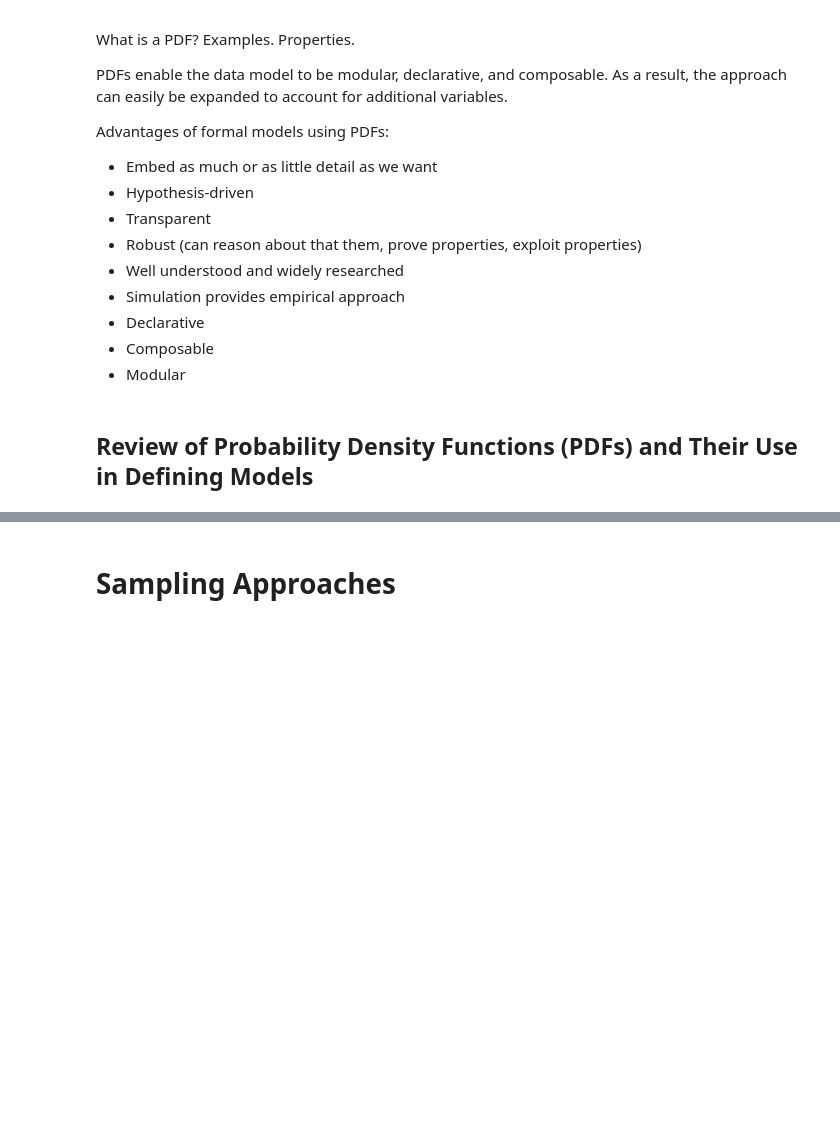
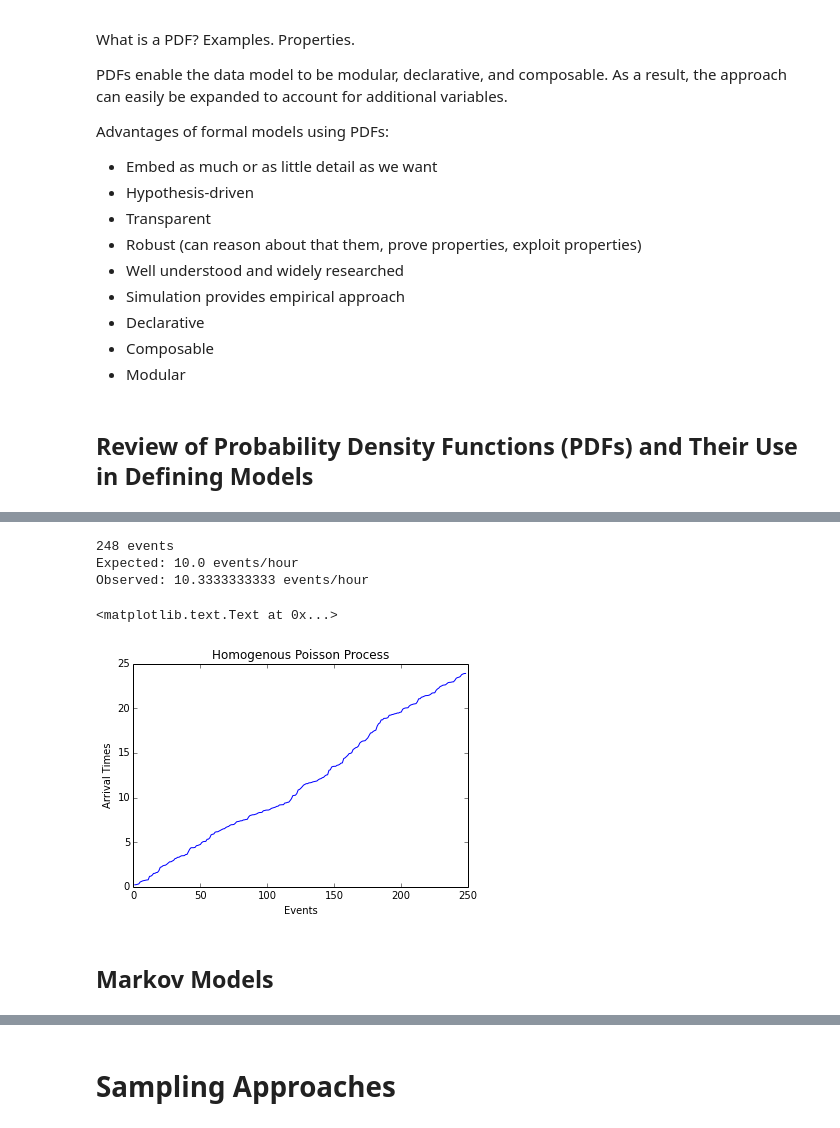
Before and after one commit to rnowling/bigpetstore-data-generator, a Jupyter notebook: notebooks/MonteCarloExample.ipynb, the cells around one changed output, grey strips where cells are left out. Saved outputs shown, nothing was run; the diff lists cells and outputs as text; code cells hidden in the pictures; blank space fills up the shorter version.

Commit message:
Moved Poisson process example to the top.  Added description of Markov models and Hidden Markov Models.  Added description of customer-centric modeling approach.

```diff
--- a/notebooks/MonteCarloExample.ipynb
+++ b/notebooks/MonteCarloExample.ipynb
@@ -62,0 +116,19 @@ Advantages of formal models using PDFs:
+# %%
+rate = 10.0 # 10 events per hour
+process = HomogenousPoissonProcess(rate=rate)
+arrival_times = process.sample(24.0)
+print "%s events" % len(arrival_times)
+print "Expected: %s events/hour" % rate
+print "Observed: %s events/hour" % (len(arrival_times) / 24.0)
+plt.plot(xrange(1, len(arrival_times) + 1), arrival_times)
+plt.xlabel("Events")
+plt.ylabel("Arrival Times")
+plt.title("Homogenous Poisson Process")
+# %% [output]
+248 events
+Expected: 10.0 events/hour
+Observed: 10.3333333333 events/hour
+<matplotlib.text.Text at 0x...>
+[figure, added]
+# %% [markdown]
+## Markov Models
```
Also changed, not shown: parts of 8 cells of this notebook.
